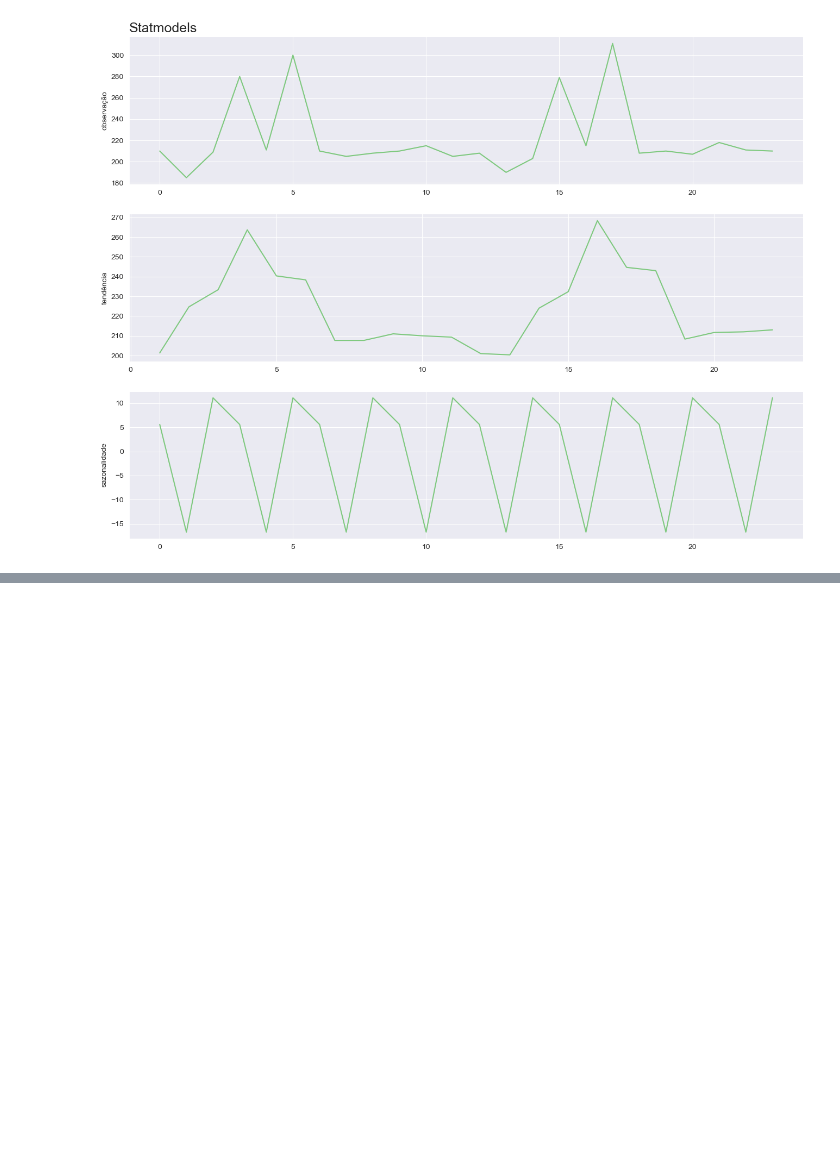
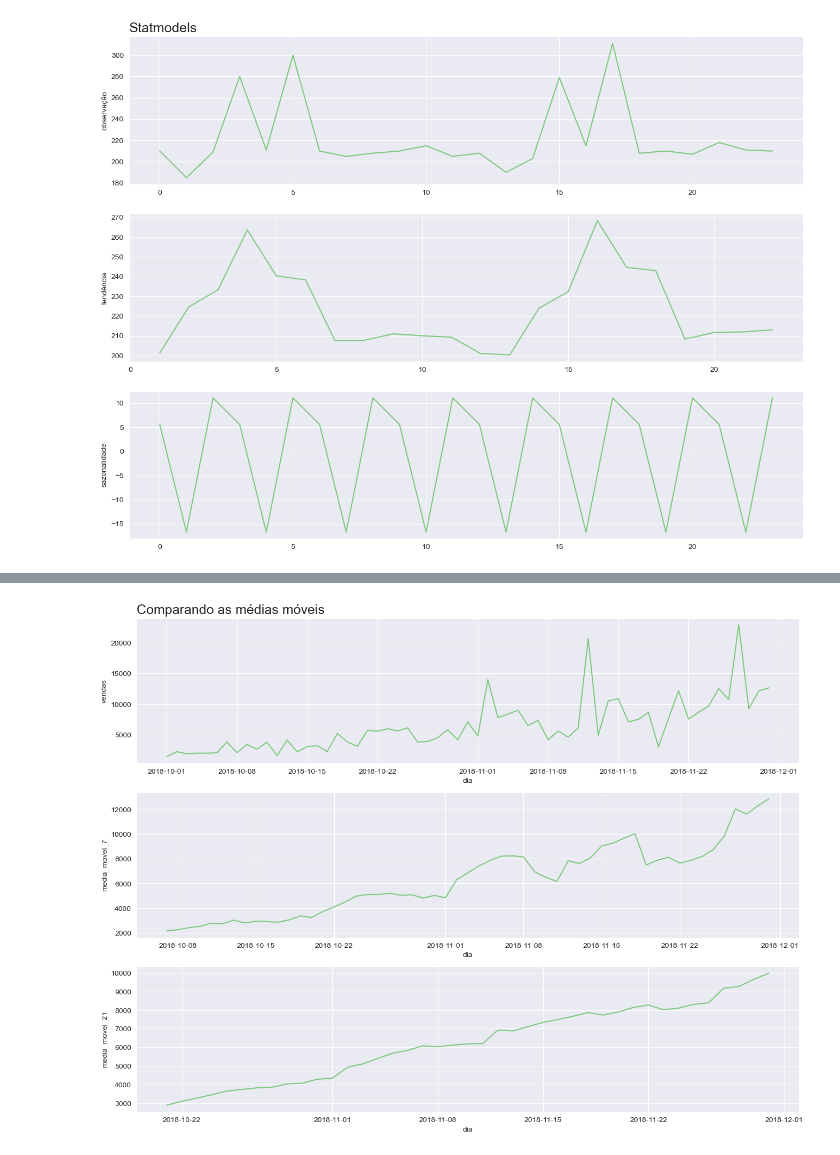
Before and after one commit to MatheusAlves-collab/Cursos-Alura, a Jupyter notebook: 1_Time_Series/Series_temporais.ipynb, the cells around one changed output, grey strips where cells are left out. Saved outputs shown, nothing was run; the diff lists cells and outputs as text; code cells hidden in the pictures; blank space fills up the shorter version.

Commit message:
Média Móvel

```diff
--- a/1_Time_Series/Series_temporais.ipynb
+++ b/1_Time_Series/Series_temporais.ipynb
@@ -292,0 +313,8 @@ comparacao(df_resultado.index, 'observação', 'tendência', 'sazonalidade', df_
+# %%
+alucel['media_movel_7'] = alucel['vendas'].rolling(7).mean()
+alucel['media_movel_21'] = alucel['vendas'].rolling(21).mean()
+#plotar('Análise de Vendas com Média Móvel de 7 dias', 'dias', 'vendas', 'dia', 'media_movel_7',alucel)
+
+comparacao('dia', 'vendas', 'media_movel_7', 'media_movel_21', alucel, 'Comparando as médias móveis')
+# %% [output]
+[figure, added]
```
Also changed, not shown: parts of 3 cells of this notebook.
